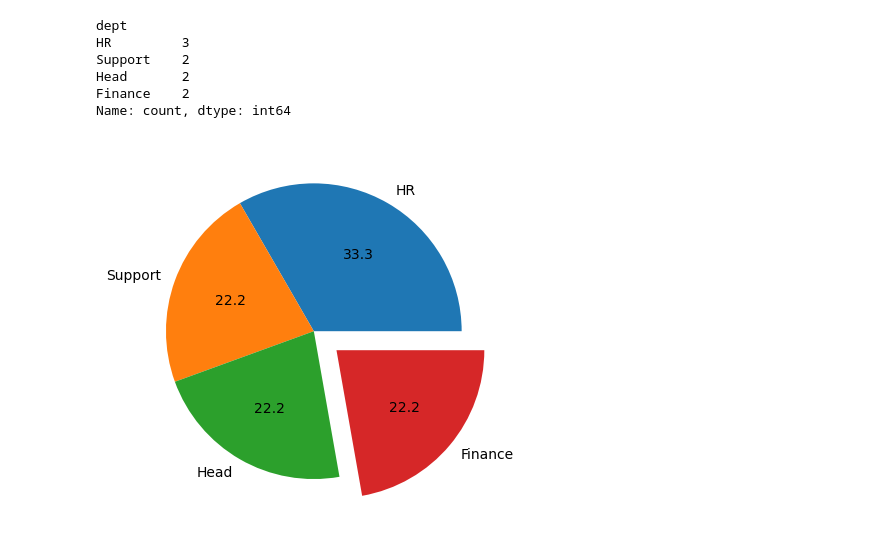
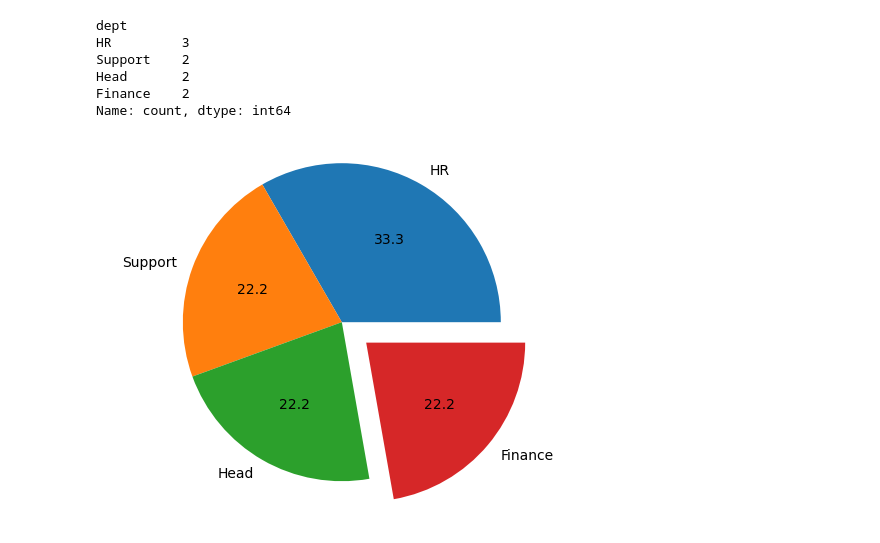
Before and after one commit to Dipakxettri/MatplotLibLearnings, a Jupyter notebook: learnings.ipynb, the cells around one changed output. Drawn from its saved outputs; the diff is of its cells as text; code cells hidden in the pictures.

```diff
--- a/learnings.ipynb
+++ b/learnings.ipynb
@@ -45,7 +45,7 @@ plt.plot(x, y, color='red', linestyle='--', marker='o')
 # Univariate - Numerical
 # %%
 data = {
-    "salery" : [222,444,2364,363,383,383,3883,2991,1001]
+    "salery" : [32000, 35000, 40000, 45000, 47000, 52000, 55000, 60000, 62000]
 }
 
 df = pd.DataFrame(data)
@@ -129,7 +127,9 @@ Name: count, dtype: int64
 # %%
 # plotting pie chart
 plt.pie(count, labels=count.index, autopct="%1.1f", explode = [0,0.0,0,0.2])# explode helps to make any piece seperate
-plt.axes
+# labels=count -> helps identify index of each pieces
+# autopct="%1.1f" -> helps identify each of percentages
+plt.axis("equal") # makes piechart more perfect
 plt.show()
 # %% [output]
-[figure, old version]
+[figure, new version]
```
Also changed, not shown: parts of 21 cells of this notebook.
